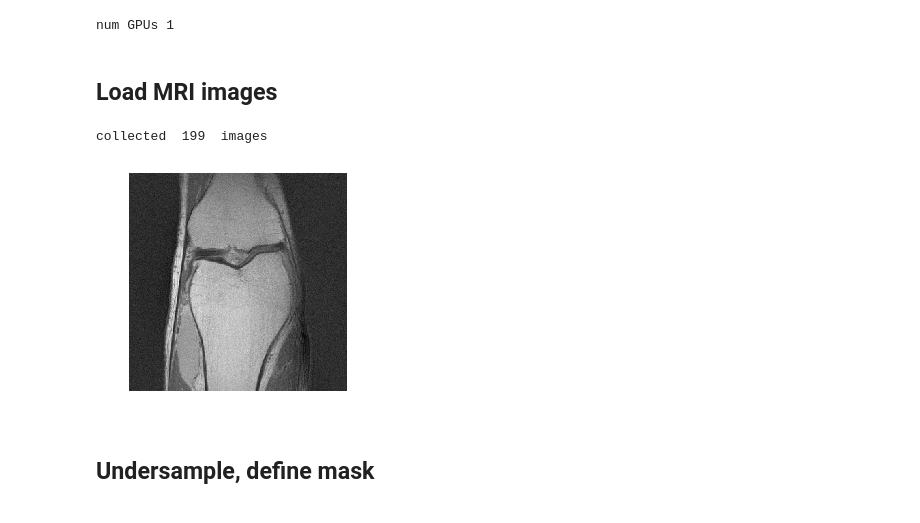
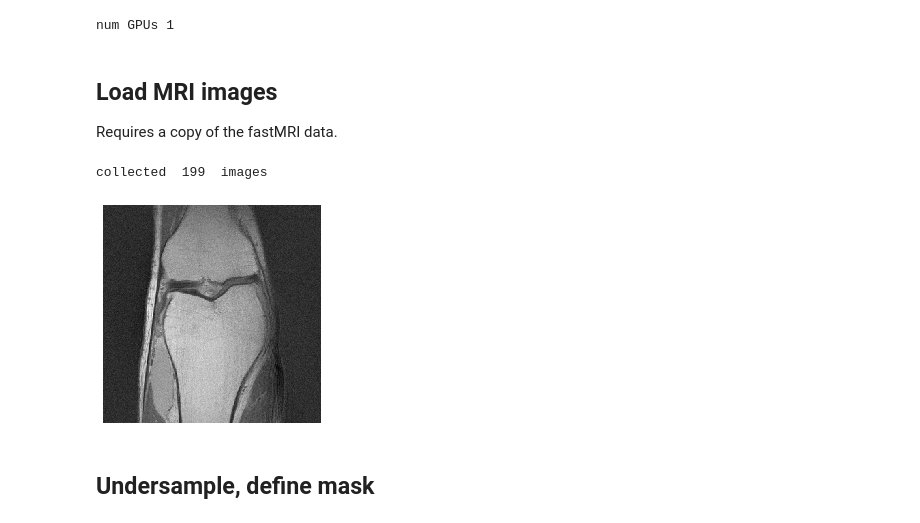
Before and after one commit to reinhardh/signal_recovery_decoder, a Jupyter notebook: MRI_demonstration.ipynb, the cells around one changed output. Cells and saved outputs as stored; diff of their text form; code cells hidden in the pictures.

```diff
--- a/MRI_demonstration.ipynb
+++ b/MRI_demonstration.ipynb
@@ -51,6 +51,8 @@ def savefig(filename,img):
     plt.savefig(filename,bbox_inches='tight')
 # %% [markdown]
 ## Load MRI images
+
+Requires a copy of the fastMRI data.
 # %%
 def crop_center(img,cropx,cropy):
     #y,x = img.shape
@@ -68,35 +70,38 @@ def get_mri_imgs(path = './fastMRI-master/singlecoil_val/'):
     imgnames = [f for f in listdir(path) if isfile(join(path, f))]
     for imgname in imgnames:
         filename = path + imgname#'./fastMRI-master/singlecoil_val/file1001077.h5'
         f = h5py.File(filename, 'r')
 
         #nu = int(f['kspace'].shape[0] / 2) # get a middle slice so there is content
         nu = int(f['kspace'].shape[0] / 2) # get a middle slice so there is content
         ksp = f['kspace'][nu]  # get full kspace measurement
 
         ksp = crop_center(ksp,320,640)
 
         # l2 reconstruction from full kspace measurement
         img_l2 = sp.ifft(ksp)
         #img_l2 = f['reconstruction_esc'][nu]
 
         rang = np.max(np.abs(img_l2)) #- np.min(np.abs(img_l2))
         img_l2 /= rang
         ksp /= rang
         data += [(ksp, np.real(img_l2))]
     print("collected ", len(data), " images")
     return data
 
-data = get_mri_imgs()
+## change this to the sig
+path_to_fastMRI = "../convolutional_generators/fastMRI-master/singlecoil_val/"
+
+data = get_mri_imgs(path_to_fastMRI)
 
 # plot example image
 (ksp_np,img_ref) = data[20]
 plt.imshow(crop_center(img_ref,320,320),cmap='gray')
 plt.axis('off')
 plt.show()
 # %% [output]
 collected  199  images
-[figure, old version]
+[figure, new version]
 # %% [markdown]
 ## Undersample, define mask
 # %%
```
Also changed, not shown: parts of 7 cells of this notebook.
